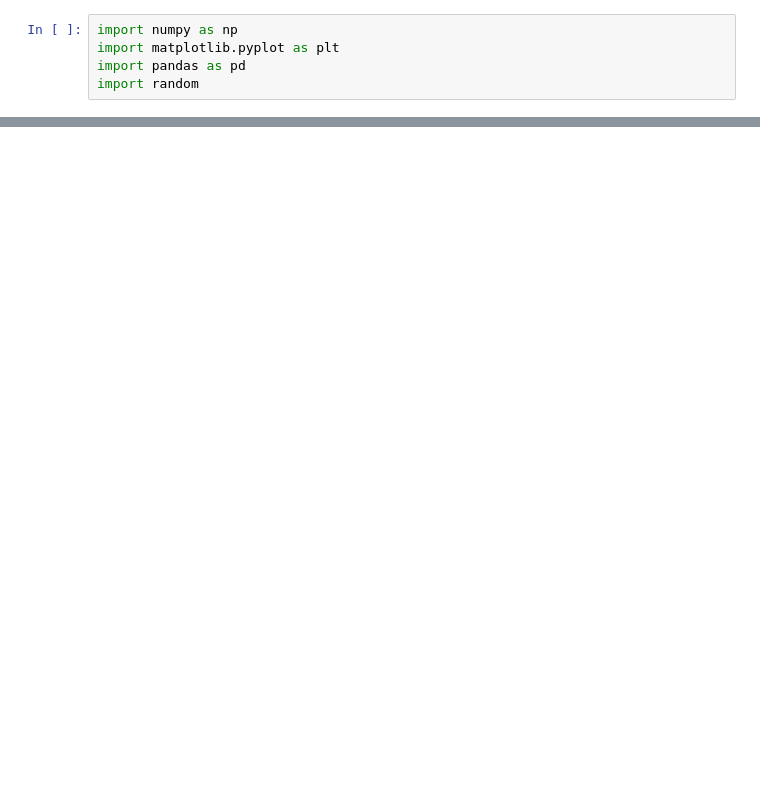
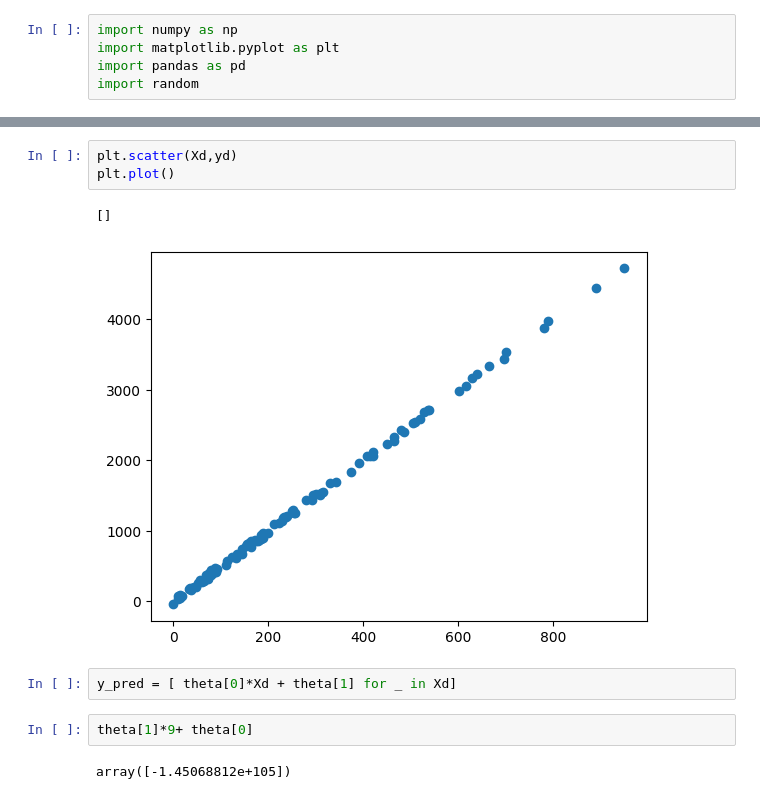
Before and after one commit to un1u3/ml-labs, a Jupyter notebook: engineering/Linear Regression.ipynb, the cells around one changed output, grey strips where cells are left out. Drawn from its saved outputs; the diff is of its cells as text; blank space fills up the shorter version.

```diff
--- a/engineering/Linear Regression.ipynb
+++ b/engineering/Linear Regression.ipynb
@@ -84,0 +62,12 @@ ValueError: matmul: Input operand 1 has a mismatch in its core dimension 0, with
+# %%
+plt.scatter(Xd,yd)
+plt.plot()
+# %% [output]
+[]
+[figure, added]
+# %%
+y_pred = [ theta[0]*Xd + theta[1] for _ in Xd]
+# %%
+theta[1]*9+ theta[0]
+# %% [output]
+array([-1.45068812e+105])
```
Also changed, not shown: parts of 9 cells of this notebook.
